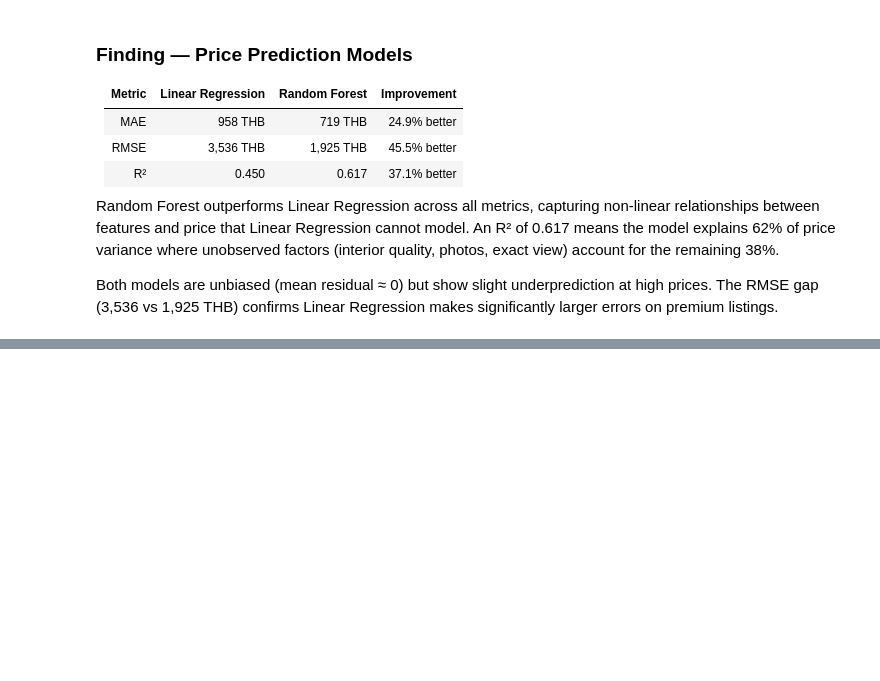
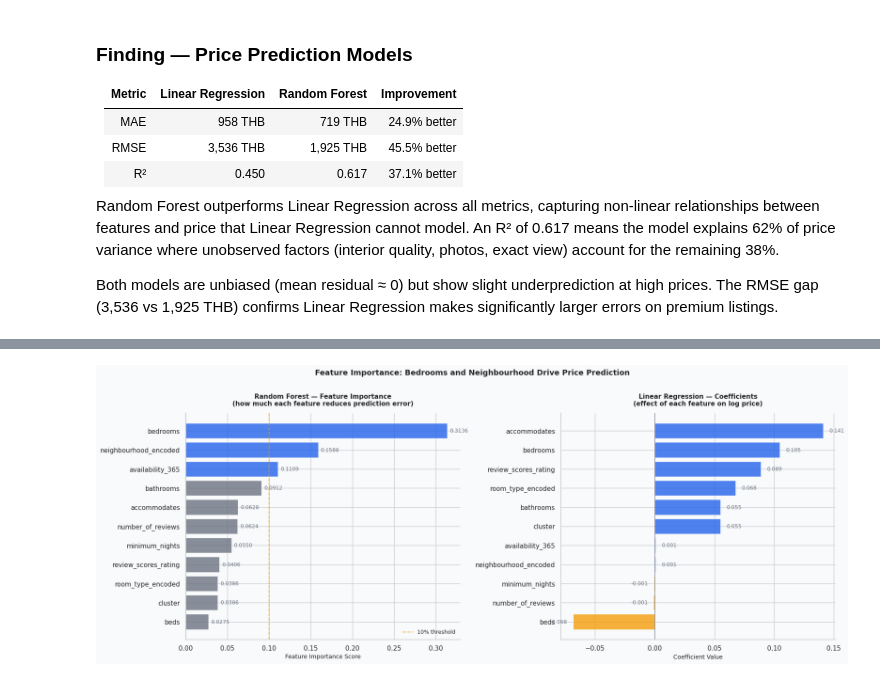
Before and after one commit to taghoutii/airbnb-eda, a Jupyter notebook: notebooks/01_eda.ipynb, the cells around one changed output, grey strips where cells are left out. Drawn from its saved outputs; the diff is of its cells as text; code cells hidden in the pictures; blank space fills up the shorter version.

Commit message:
Section 10: model evaluation, feature importance and EDA vs ML validation

```diff
--- a/notebooks/01_eda.ipynb
+++ b/notebooks/01_eda.ipynb
@@ -2735,0 +2743,10 @@ makes significantly larger errors on premium listings.
+# %%
+# Random Forest feature importance
+# Measures how much each feature reduces prediction error across all 100 trees
+feature_importance = pd.Series(
+    rf_model.feature_importances_,
+    index=X.columns
+).sort_values(ascending=False)
+
+print("Random Forest — Feature Importance:")
+print(feature_importance.round(4).to_string())
@@ -2735,0 +2766,62 @@ makes significantly larger errors on premium listings.
+# %%
+# Linear Regression coefficients
+lr_coefficients = pd.Series(
+    lr_model.coef_,
+    index=X.columns
+).sort_values(ascending=False)
+
+fig, axes = plt.subplots(1, 2, figsize=(18, 7))
+
+# --- LEFT: Random Forest feature importance ---
+ax = axes[0]
+
+colors_rf = [COLORS['primary'] if v >= 0.1 else COLORS['neutral']
+             for v in feature_importance.values]
+
+bars = ax.barh(feature_importance.index[::-1],
+               feature_importance.values[::-1],
+               color=colors_rf[::-1], alpha=0.8, edgecolor='white')
+
+# Threshold line
+ax.axvline(0.1, color=COLORS['secondary'], linewidth=1.5,
+           linestyle='--', alpha=0.7, label='10% threshold')
+
+for bar, val in zip(bars, feature_importance.values[::-1]):
+    ax.text(bar.get_width() + 0.003,
+            bar.get_y() + bar.get_height() / 2,
+            f'{val:.4f}', va='center', fontsize=9, color=COLORS['neutral'])
+
+ax.set_title('Random Forest — Feature Importance\n(how much each feature reduces prediction error)',
+             fontsize=11, fontweight='bold', pad=12)
+ax.set_xlabel('Feature Importance Score', fontsize=10)
+ax.legend(frameon=False, fontsize=9)
+
+# --- RIGHT: Linear Regression coefficients ---
+ax = axes[1]
+
+colors_lr = [COLORS['primary'] if v > 0 else COLORS['secondary']
+             for v in lr_coefficients.values]
+
+bars = ax.barh(lr_coefficients.index[::-1],
+               lr_coefficients.values[::-1],
+               color=colors_lr[::-1], alpha=0.8, edgecolor='white')
+
+ax.axvline(0, color=COLORS['neutral'], linewidth=0.8)
+
+for bar, val in zip(bars, lr_coefficients.values[::-1]):
+    ax.text(val + (0.005 if val >= 0 else -0.005),
+            bar.get_y() + bar.get_height() / 2,
+            f'{val:.3f}', va='center',
+            ha='left' if val >= 0 else 'right',
+            fontsize=9, color=COLORS['neutral'])
+
+ax.set_title('Linear Regression — Coefficients\n(effect of each feature on log price)',
+             fontsize=11, fontweight='bold', pad=12)
+ax.set_xlabel('Coefficient Value', fontsize=10)
+
+plt.suptitle('Feature Importance: Bedrooms and Neighbourhood Drive Price Prediction',
+             fontsize=13, fontweight='bold', y=1.01)
+plt.tight_layout()
+plt.show()
+# %% [output]
+[figure, added]
```
Also changed, not shown: parts of 4 cells of this notebook.
